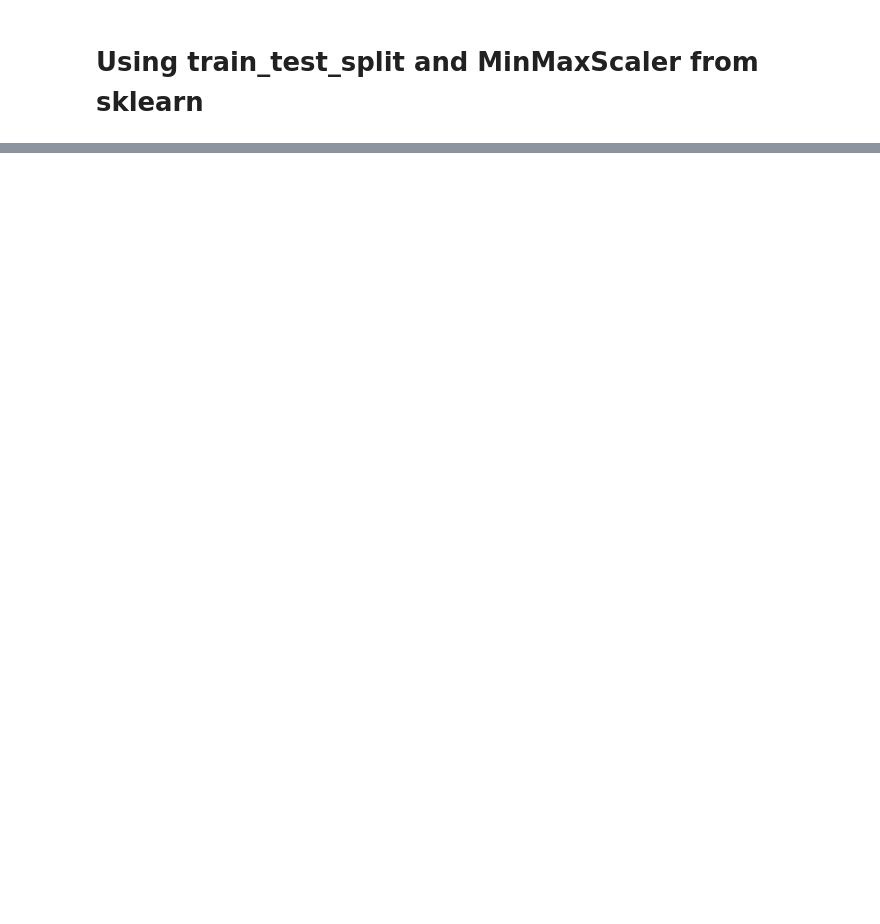
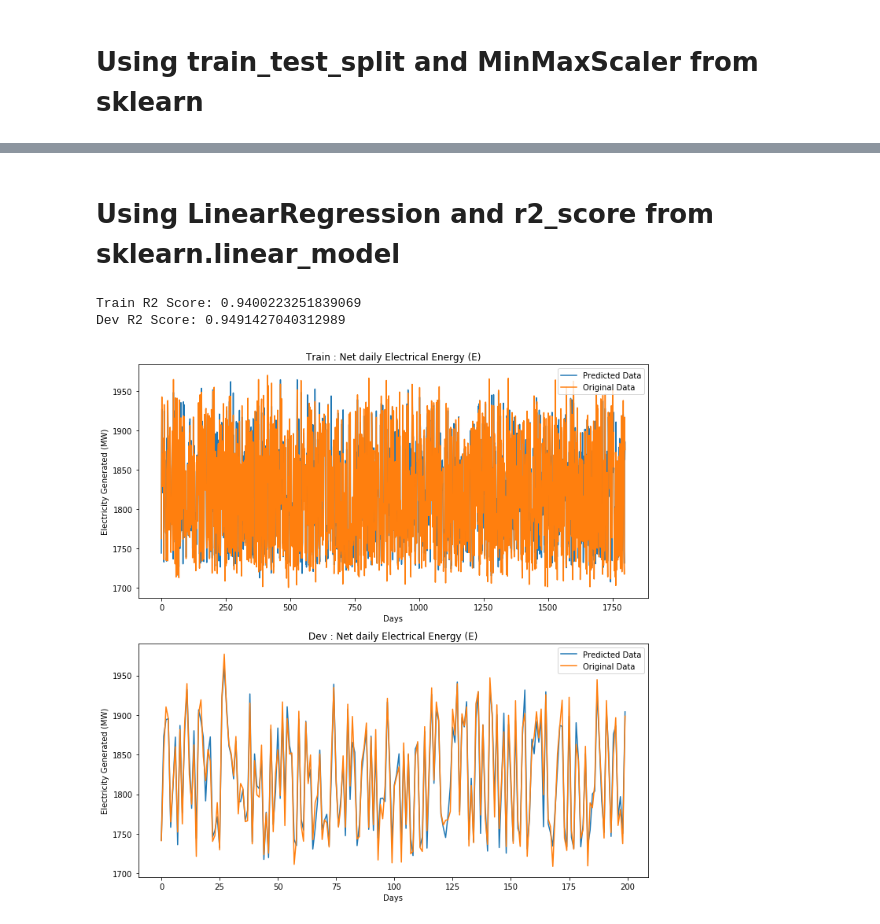
Before and after one commit to shivammittal99/ML_Projects, a Jupyter notebook: Electricity Production/Electricity Production.ipynb, the cells around one changed output, grey strips where cells are left out. Cells and saved outputs as stored; diff of their text form; code cells hidden in the pictures; blank space fills up the shorter version.

Commit message:
Electricity Production : Revert back to LinearRegression from sklearn due to better performance
Add inverse features (1/T, 1/V, etc) and then transform, giving better features.

```diff
--- a/Electricity Production/Electricity Production.ipynb
+++ b/Electricity Production/Electricity Production.ipynb
@@ -57,3 +69,6 @@ Using TensorFlow backend.
 X = train_data[['T', 'V', 'P', 'RH']].values
 Y = train_data['E'].values
 X_test = test_data.values
+
+X = transform(X)
+X_test = transform(X_test)
@@ -208,0 +80,9 @@ with tf.Session() as sess:
+# %%
+scaler = MinMaxScaler()
+
+X = scaler.fit_transform(X)
+X_test = scaler.transform(X_test)
+
+X_train, X_dev, Y_train, Y_dev = train_test_split(X, Y, test_size=0.1)
+# %% [markdown]
+# Using LinearRegression and r2_score from sklearn.linear_model
@@ -208,0 +92,33 @@ with tf.Session() as sess:
+# %%
+clf = LinearRegression(n_jobs=-1, normalize=True)
+clf.fit(X, Y)
+train_pred = clf.predict(X_train)
+dev_pred = clf.predict(X_dev)
+test_pred = clf.predict(X_test)
+print("Train R2 Score:", r2_score(train_pred, Y_train))
+print("Dev R2 Score:", r2_score(dev_pred, Y_dev))
+# %% [output]
+Train R2 Score: 0.9400223251839069
+Dev R2 Score: 0.9491427040312989
+# %%
+plt.figure(figsize=(10, 10))
+plt.subplot(211)
+plt.plot(range(train_pred.shape[0]), train_pred, label='Predicted Data')
+plt.plot(range(train_pred.shape[0]), Y_train, label='Original Data')
+plt.legend(loc='best')
+plt.ylabel('Electricity Generated (MW)')
+plt.xlabel('Days')
+plt.title('Train : Net daily Electrical Energy (E)')
+
+plt.subplot(212)
+plt.plot(range(dev_pred.shape[0]), dev_pred, label='Predicted Data')
+plt.plot(range(dev_pred.shape[0]), Y_dev, label='Original Data')
+plt.legend(loc='best')
+plt.ylabel('Electricity Generated (MW)')
+plt.xlabel('Days')
+plt.title('Dev : Net daily Electrical Energy (E)')
+
+plt.tight_layout()
+plt.show()
+# %% [output]
+[figure, added]
```
Also changed, not shown: parts of 20 cells of this notebook.
